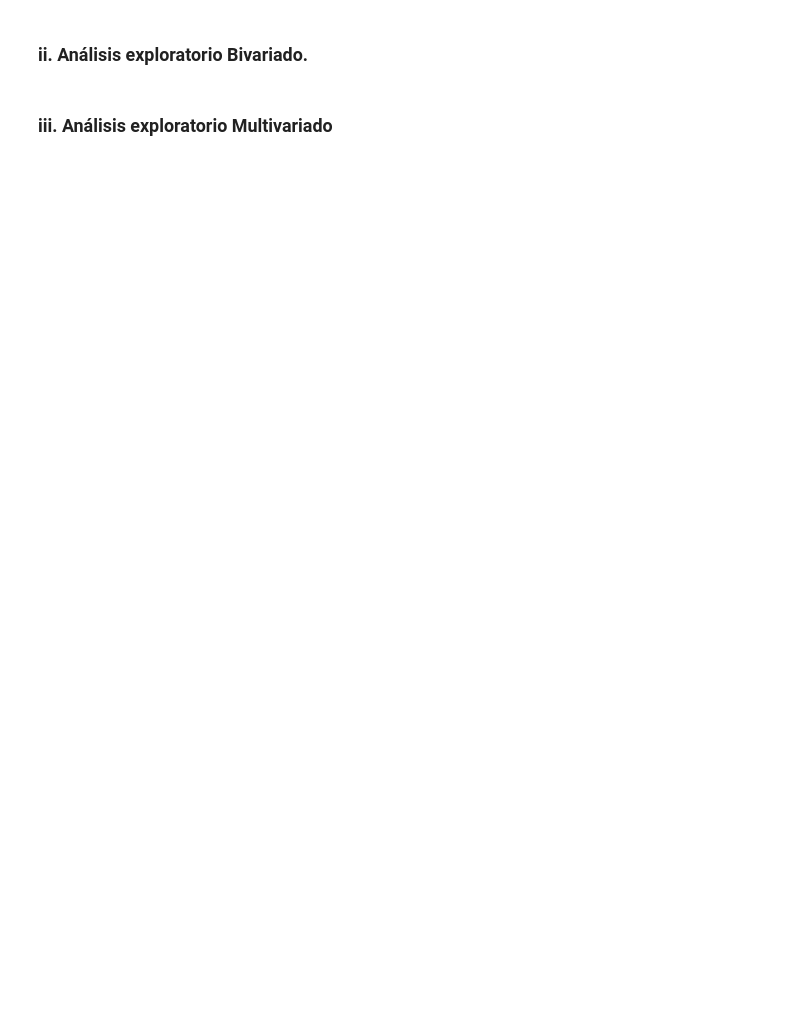
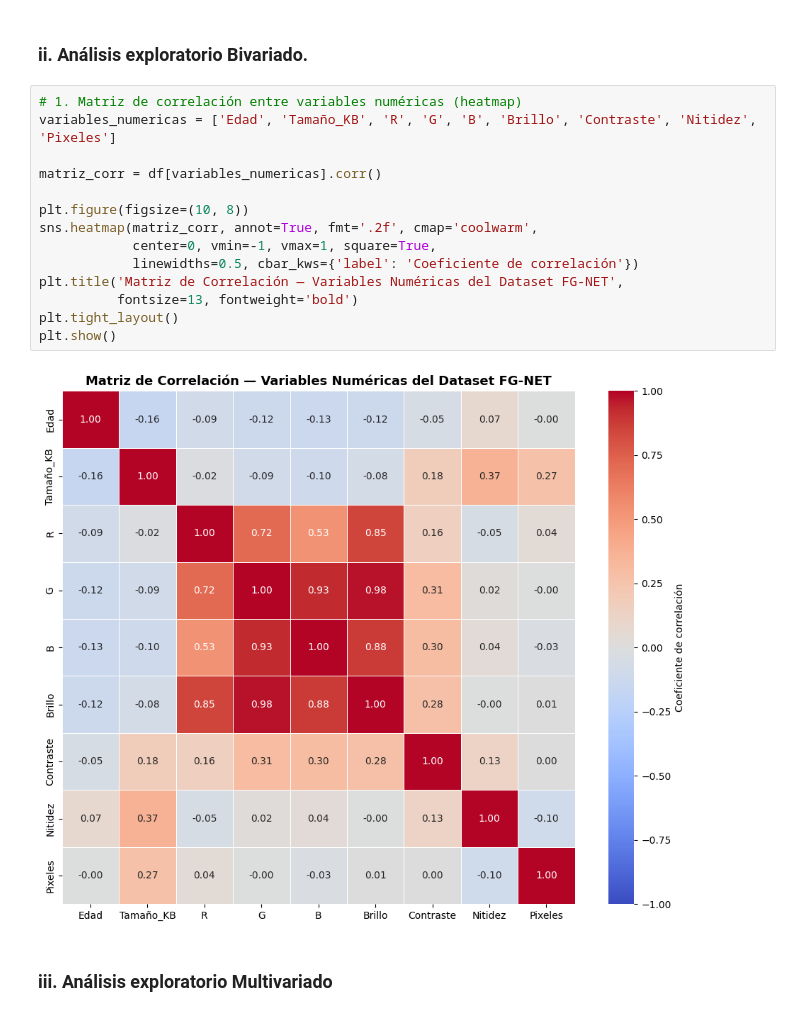
Before and after one commit to ZTARSNOVA/EDA-FGNET, a Jupyter notebook: FGNET_Avance2.ipynb, the cells around one changed output. Cells and saved outputs as stored; diff of their text form; blank space fills up the shorter version.

```diff
--- a/FGNET_Avance2.ipynb
+++ b/FGNET_Avance2.ipynb
@@ -409,4 +444,20 @@ plt.show()
 # %% [markdown]
 ### ii. Análisis exploratorio Bivariado.
+# %%
+# 1. Matriz de correlación entre variables numéricas (heatmap)
+variables_numericas = ['Edad', 'Tamaño_KB', 'R', 'G', 'B', 'Brillo', 'Contraste', 'Nitidez', 'Pixeles']
+
+matriz_corr = df[variables_numericas].corr()
+
+plt.figure(figsize=(10, 8))
+sns.heatmap(matriz_corr, annot=True, fmt='.2f', cmap='coolwarm',
+            center=0, vmin=-1, vmax=1, square=True,
+            linewidths=0.5, cbar_kws={'label': 'Coeficiente de correlación'})
+plt.title('Matriz de Correlación — Variables Numéricas del Dataset FG-NET',
+          fontsize=13, fontweight='bold')
+plt.tight_layout()
+plt.show()
+# %% [output]
+[figure, added]
 # %% [markdown]
 ### iii. Análisis exploratorio Multivariado
```
Also changed, not shown: parts of 6 cells of this notebook.
